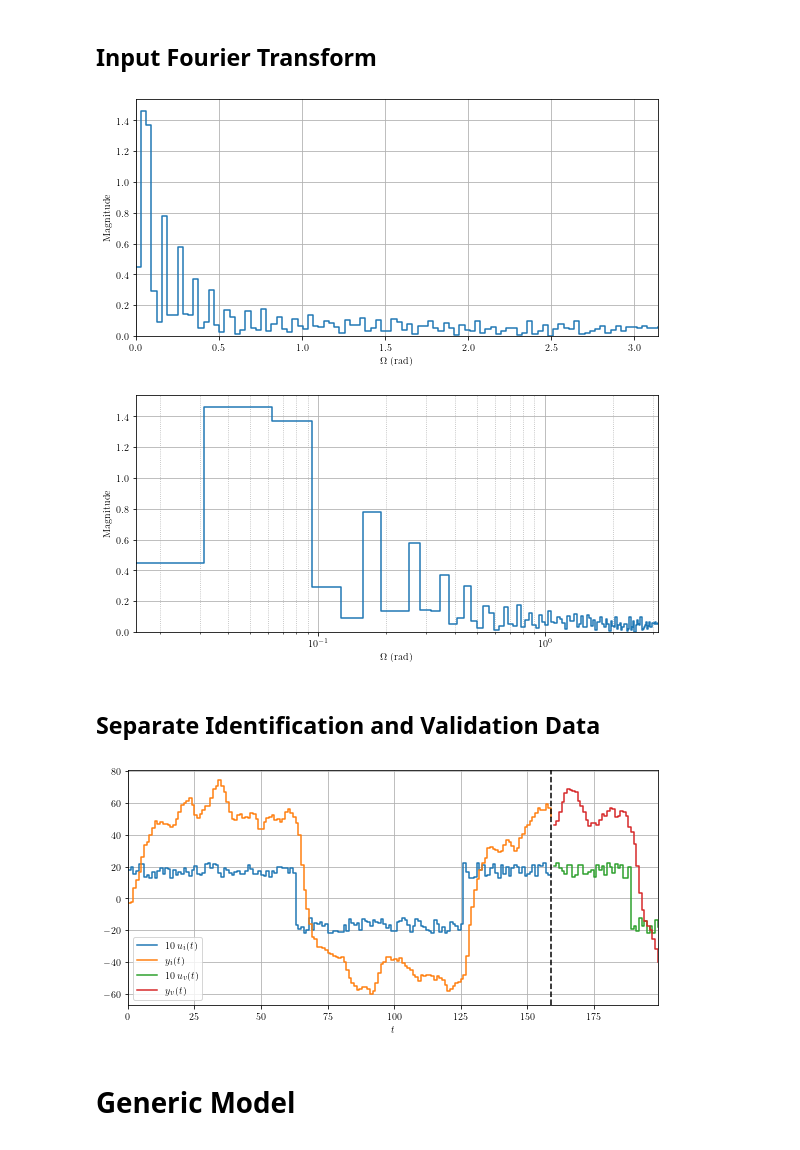
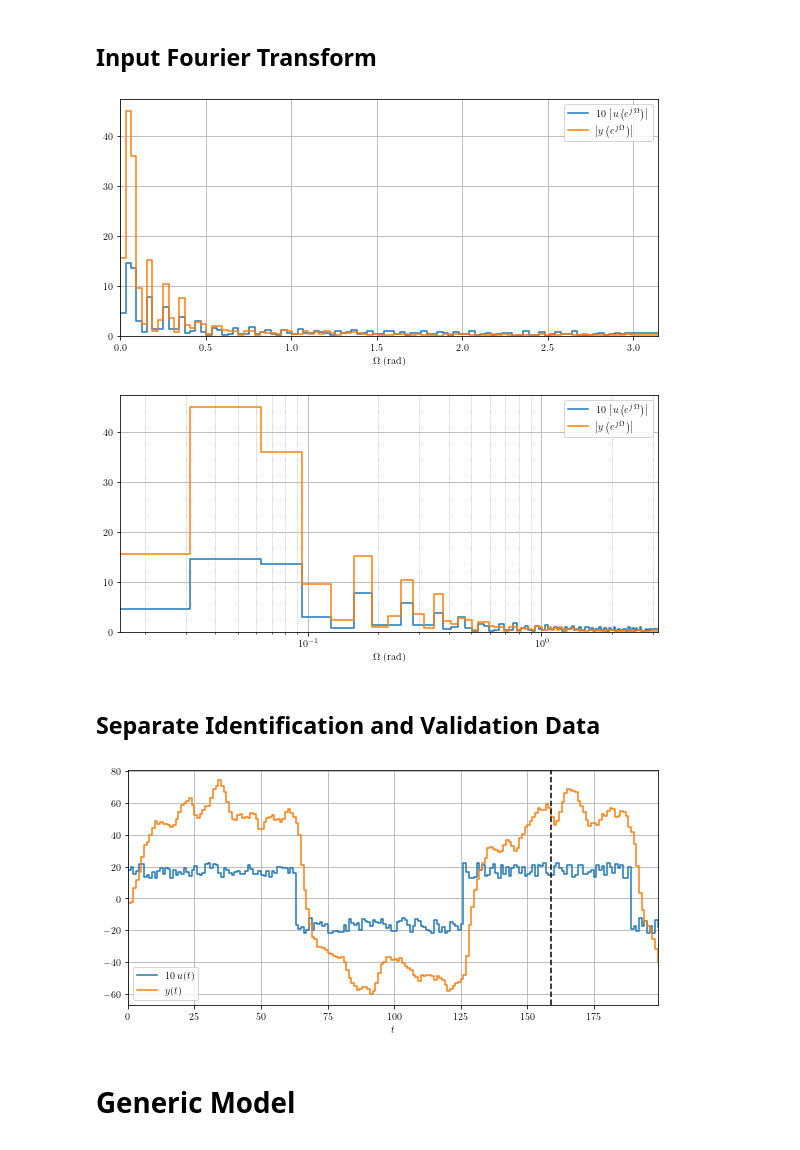
Before and after one commit to GuiBeal/system-identification, a Jupyter notebook: Python/main.ipynb, the cells around one changed output. Saved outputs shown, nothing was run; the diff lists cells and outputs as text; code cells hidden in the pictures.

```diff
--- a/Python/main.ipynb
+++ b/Python/main.ipynb
@@ -48,38 +48,43 @@ t in [0, 199]
 # %%
 from scipy import fft
 
 u_rfft = fft.rfft(u, norm='forward')
 u_rfft[1:-1] = 2*u_rfft[1:-1]
+y_rfft = fft.rfft(y, norm='forward')
+y_rfft[1:-1] = 2*y_rfft[1:-1]
 
 u_rfft_mag = np.abs(u_rfft)
+y_rfft_mag = np.abs(y_rfft)
 Omega = np.linspace(0, np.pi, len(u_rfft_mag))
 
 plt.figure(figsize=(8,4))
-plt.plot(Omega, u_rfft_mag, drawstyle='steps-post')
+plt.plot(Omega, 10*u_rfft_mag, label='$10\\,\\left|u\\left(e^{{j\,\\Omega}}\\right)\\right|$', drawstyle='steps-post')
+plt.plot(Omega, y_rfft_mag   , label='$\\left|y\\left(e^{{j\,\\Omega}}\\right)\\right|$'     , drawstyle='steps-post')
 plt.xlim(Omega[0], Omega[-1])
 plt.ylim(0)
 plt.xlabel('$\\Omega$ (rad)')
-plt.ylabel('Magnitude')
 plt.grid()
+plt.legend()
 plt.tight_layout()
 plt.savefig(figPath + 'data_fourier.' + figExt, format=figExt)
 plt.show()
 
 plt.figure(figsize=(8,4))
-plt.plot(Omega, u_rfft_mag, drawstyle='steps-post')
+plt.plot(Omega, 10*u_rfft_mag, label='$10\\,\\left|u\\left(e^{{j\,\\Omega}}\\right)\\right|$', drawstyle='steps-post')
+plt.plot(Omega, y_rfft_mag   , label='$\\left|y\\left(e^{{j\,\\Omega}}\\right)\\right|$'     , drawstyle='steps-post')
 plt.xscale('log')
 plt.xlim(Omega[1]/2, Omega[-1])
 plt.ylim(0)
 plt.xlabel('$\\Omega$ (rad)')
-plt.ylabel('Magnitude')
 plt.grid(which='major')
 plt.grid(which='minor', linestyle=':')
+plt.legend()
 plt.tight_layout()
 plt.savefig(figPath + 'data_fourier_log.' + figExt, format=figExt)
 plt.show()
 # %% [output]
-[figure, old version]
+[figure, new version]
-[figure, old version]
+[figure, new version]
 # %% [markdown]
 ## Separate Identification and Validation Data
 # %%
@@ -94,10 +99,8 @@ u_v = u[N_fold:]
 y_v = y[N_fold:]
 
 plt.figure(figsize=(8,4))
-plt.plot(t_i, 10*u_i, label='$10\,u_i(t)$', drawstyle='steps-post')
-plt.plot(t_i, y_i   , label='$y_i(t)$'    , drawstyle='steps-post')
-plt.plot(t_v, 10*u_v, label='$10\,u_v(t)$', drawstyle='steps-post')
-plt.plot(t_v, y_v   , label='$y_v(t)$'    , drawstyle='steps-post')
+plt.plot(t, 10*u, label='$10\,u(t)$', drawstyle='steps-post')
+plt.plot(t, y   , label='$y(t)$'    , drawstyle='steps-post')
 plt.axvline(t[N_fold-1], color='black', linestyle='--')
 plt.xlim(t[0], t[-1])
 plt.xlabel('$t$')
@@ -107,7 +110,7 @@ plt.tight_layout()
 plt.savefig(figPath + 'data_folded.' + figExt, format=figExt)
 plt.show()
 # %% [output]
-[figure, old version]
+[figure, new version]
 # %% [markdown]
 # Generic Model
 
```
Also changed, not shown: parts of 23 cells of this notebook, 19 other files.
